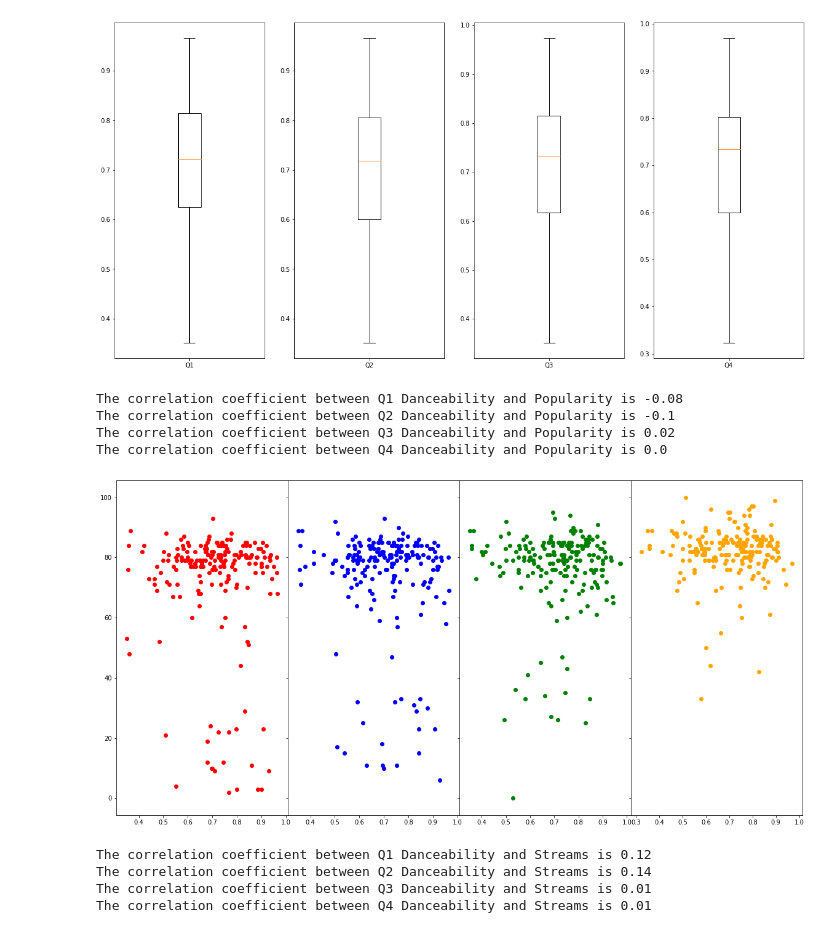
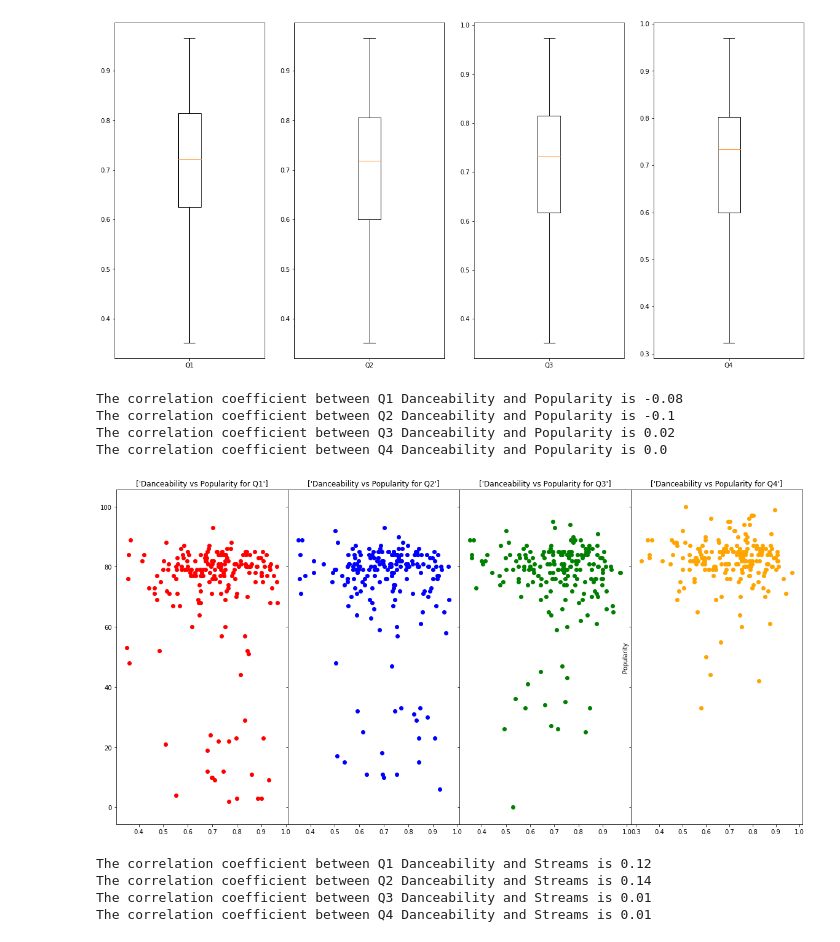
Before and after one commit to navidmalakootikhah/Project-One, a Jupyter notebook: analysis.ipynb, the cells around one changed output. Cells and saved outputs as stored; diff of their text form; code cells hidden in the pictures.

```diff
--- a/analysis.ipynb
+++ b/analysis.ipynb
@@ -239,27 +237,34 @@ plt.show()
 [figure]
 [figure]
 # %%
-#Finding any possible correlation between dancibility and popularity
+# Finding any possible correlation between dancibility and popularity
 
 fig2, axs = plt.subplots(1,4,sharex='col', sharey='row',
                         gridspec_kw={'hspace': 0, 'wspace': 0},figsize=(20,10))
+
 ax1, ax2, ax3, ax4 = axs
 
 ax1.scatter(dance_q1['Danceability'], dance_q1['Popularity'],color='red')
 ax2.scatter(dance_q2['Danceability'], dance_q2['Popularity'],color='blue')
 ax3.scatter(dance_q3['Danceability'], dance_q3['Popularity'],color='green')
 ax4.scatter(dance_q4['Danceability'], dance_q4['Popularity'],color='orange')
 
+plt.setp(ax1, title=['Danceability vs Popularity for Q1'])
+plt.setp(ax2, title=['Danceability vs Popularity for Q2'])
+plt.setp(ax3, title=['Danceability vs Popularity for Q3'])
+plt.setp(ax4, title=['Danceability vs Popularity for Q4'])
+
+
 print(f"The correlation coefficient between Q1 Danceability and Popularity is {round(pearsonr(dance_q1['Danceability'],dance_q1['Popularity'])[0],2)}")
 print(f"The correlation coefficient between Q2 Danceability and Popularity is {round(pearsonr(dance_q2['Danceability'],dance_q2['Popularity'])[0],2)}")
 print(f"The correlation coefficient between Q3 Danceability and Popularity is {round(pearsonr(dance_q3['Danceability'],dance_q3['Popularity'])[0],2)}")
 print(f"The correlation coefficient between Q4 Danceability and Popularity is {round(pearsonr(dance_q4['Danceability'],dance_q4['Popularity'])[0],2)}")
 # %% [output]
 The correlation coefficient between Q1 Danceability and Popularity is -0.08
 The correlation coefficient between Q2 Danceability and Popularity is -0.1
 The correlation coefficient between Q3 Danceability and Popularity is 0.02
 The correlation coefficient between Q4 Danceability and Popularity is 0.0
-[figure, old version]
+[figure, new version]
 # %%
 #Finding any possible correlation between dancibility and steams
 
```
Also changed, not shown: parts of 1 cell of this notebook.
